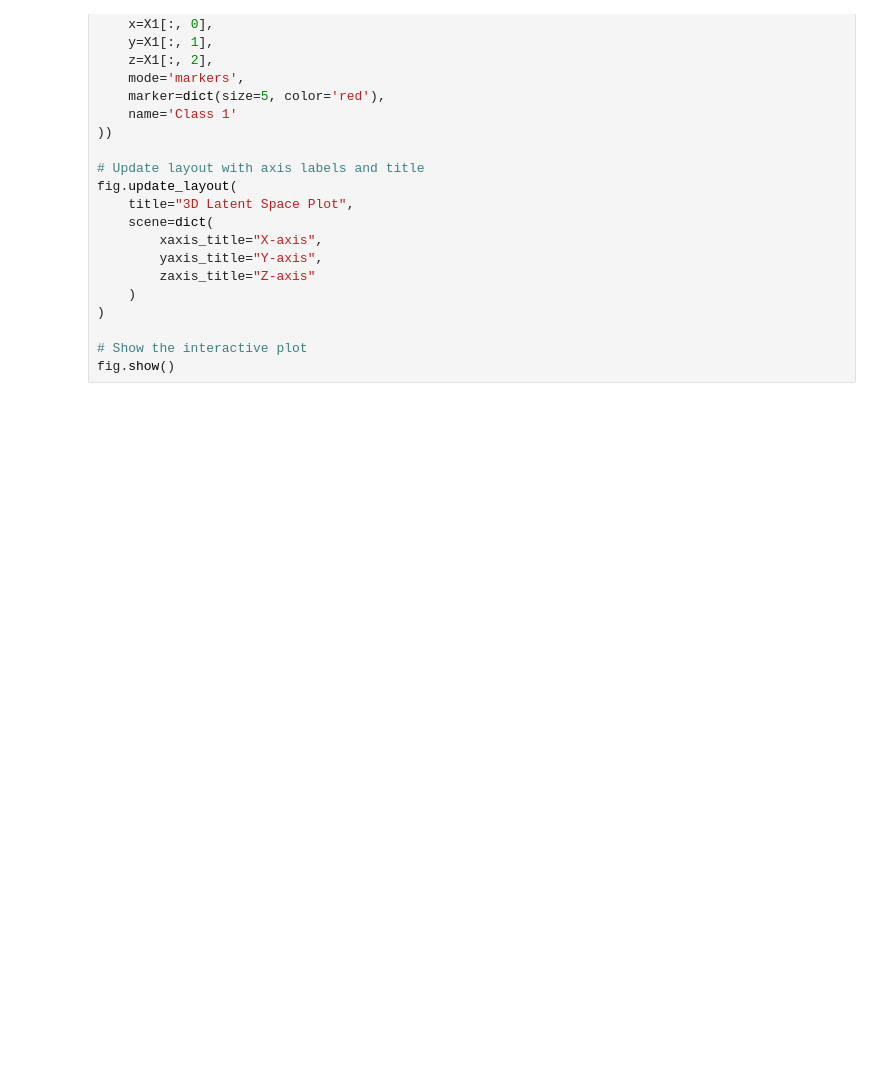
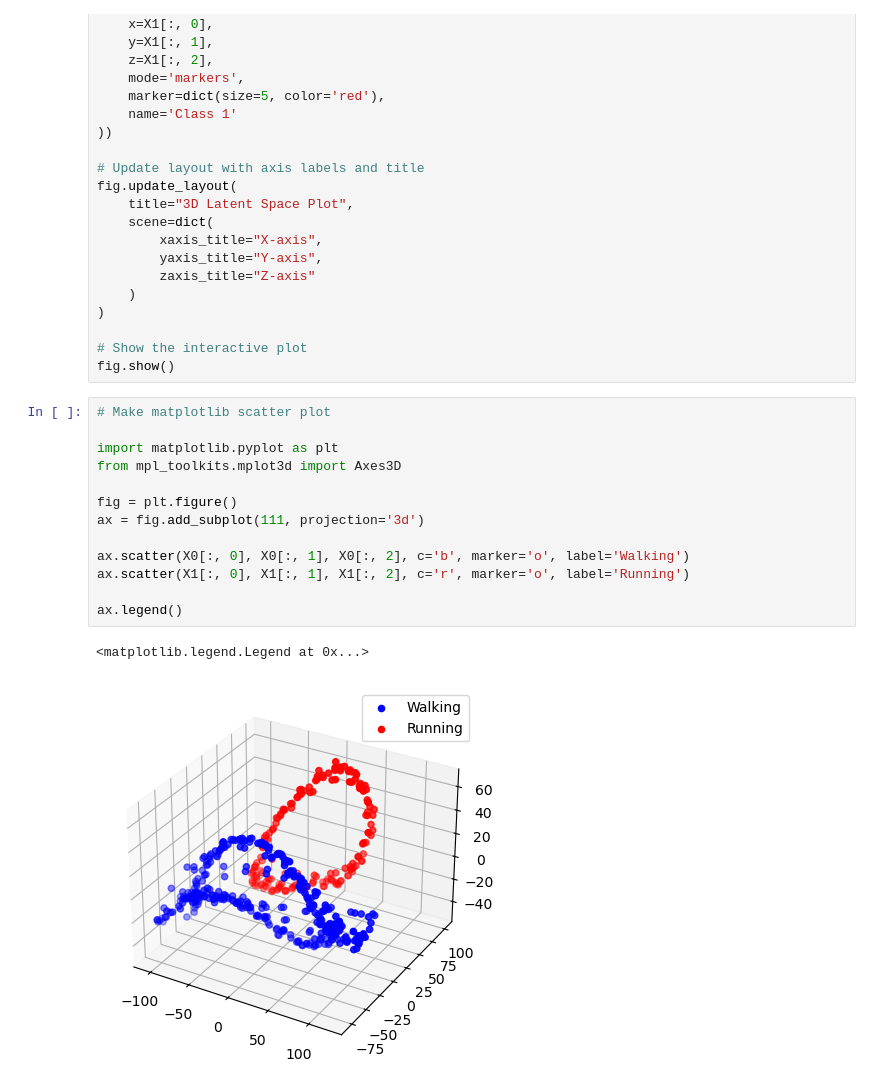
Before and after one commit to Priyanshu4/gpmdm, a Jupyter notebook: load_gpmdm.ipynb, the cells around one changed output. Saved outputs shown, nothing was run; the diff lists cells and outputs as text; blank space fills up the shorter version.

Commit message:
Add matplotlib plot in load_gpmdm

```diff
--- a/load_gpmdm.ipynb
+++ b/load_gpmdm.ipynb
@@ -97,3 +100,19 @@ fig.update_layout(
 
 # Show the interactive plot
 fig.show()
+# %%
+# Make matplotlib scatter plot
+
+import matplotlib.pyplot as plt
+from mpl_toolkits.mplot3d import Axes3D
+
+fig = plt.figure()
+ax = fig.add_subplot(111, projection='3d')
+
+ax.scatter(X0[:, 0], X0[:, 1], X0[:, 2], c='b', marker='o', label='Walking')
+ax.scatter(X1[:, 0], X1[:, 1], X1[:, 2], c='r', marker='o', label='Running')
+
+ax.legend()
+# %% [output]
+<matplotlib.legend.Legend at 0x...>
+[figure, added]
```
Also changed, not shown: parts of 1 cell of this notebook.
